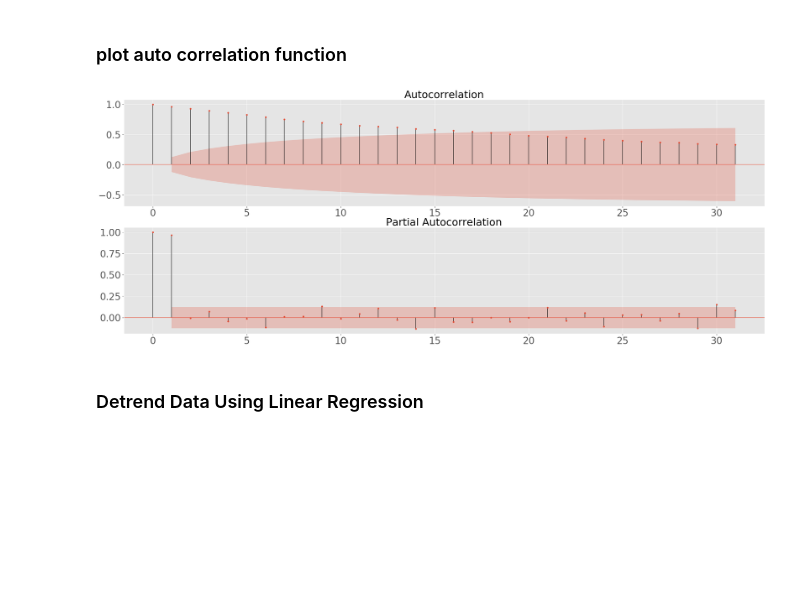
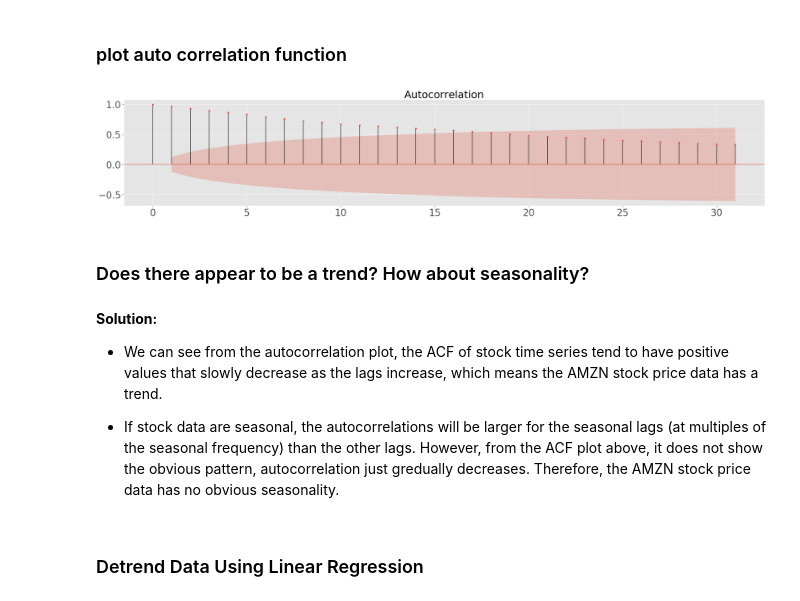
Before and after one commit to bondxue/FRE-6351-Time-Series-Anlysis, a Jupyter notebook: HW1-Seasonality-Stability-and-Detrending/HW1.ipynb, the cells around one changed output. Saved outputs shown, nothing was run; the diff lists cells and outputs as text; code cells hidden in the pictures; blank space fills up the shorter version.

```diff
--- a/HW1-Seasonality-Stability-and-Detrending/HW1.ipynb
+++ b/HW1-Seasonality-Stability-and-Detrending/HW1.ipynb
@@ -88,16 +88,22 @@ plot_one_column(AMZN_df, 'Adj Close')
 # %%
 def draw_acf_pacf(ts, lags=31):
     sns.set_context('notebook', font_scale=3.0)
     f = plt.figure(facecolor='white', figsize=(40,15))
     ax1 = f.add_subplot(211)
     plot_acf(ts, lags=31, ax=ax1)
-    ax2 = f.add_subplot(212)
-    plot_pacf(ts, lags=31, ax=ax2)
     plt.show()
 
 draw_acf_pacf(AMZN_df)
 # %% [output]
-[figure, old version]
+[figure, new version]
+# %% [markdown]
+### Does there appear to be a trend? How about seasonality?
+# %% [markdown]
+**Solution:**
+
++ We can see from the autocorrelation plot, the ACF of stock time series tend to have positive values that slowly decrease as the lags increase, which means the AMZN stock price data has a trend.
+
++ If stock data are seasonal, the autocorrelations will be larger for the seasonal lags (at multiples of the seasonal frequency) than the other lags. However, from the ACF plot above, it does not show the obvious pattern, autocorrelation just gredually decreases. Therefore, the AMZN stock price data has no obvious seasonality.
 # %% [markdown]
 ### Detrend Data Using Linear Regression
 # %%
```
Also changed, not shown: parts of 1 cell of this notebook.
